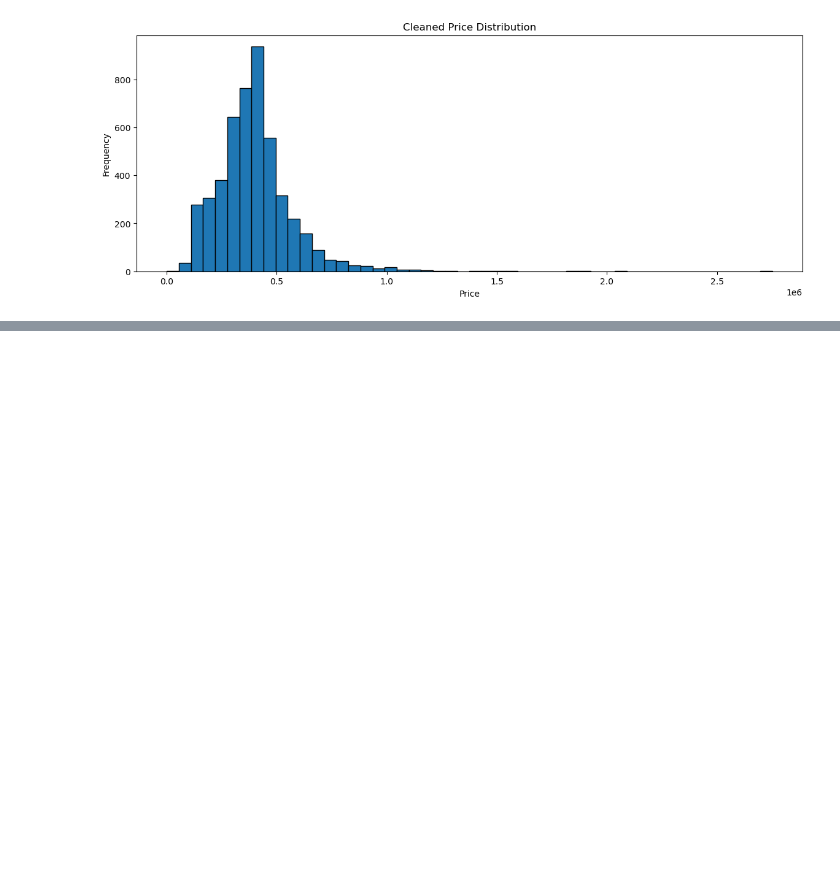
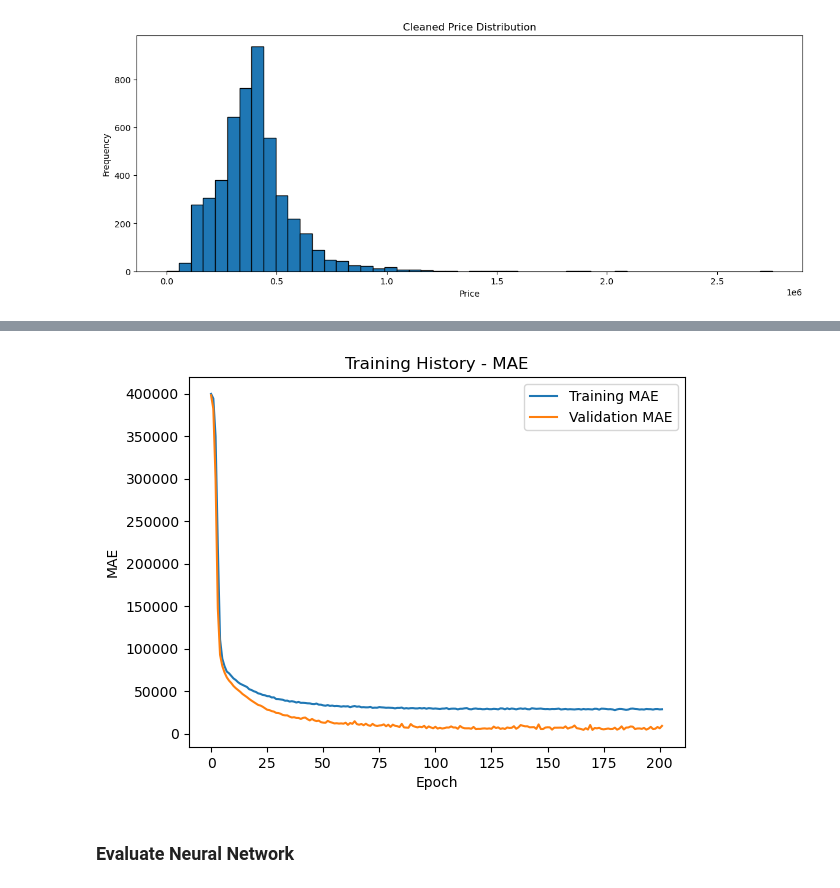
Before and after one commit to zacharyartman/aai-590-group-12, a Jupyter notebook: main.ipynb, the cells around one changed output, grey strips where cells are left out. Saved outputs shown, nothing was run; the diff lists cells and outputs as text; code cells hidden in the pictures; blank space fills up the shorter version.

```diff
--- a/main.ipynb
+++ b/main.ipynb
@@ -540,0 +810,13 @@ plt.show()
+# %%
+plt.figure()
+plt.plot(history.history['mae'])
+plt.plot(history.history['val_mae'])
+plt.xlabel('Epoch')
+plt.ylabel('MAE')
+plt.title('Training History - MAE')
+plt.legend(['Training MAE','Validation MAE'])
+plt.show()
+# %% [output]
+[figure, added]
+# %% [markdown]
+### Evaluate Neural Network
```
Also changed, not shown: parts of 28 cells of this notebook.
